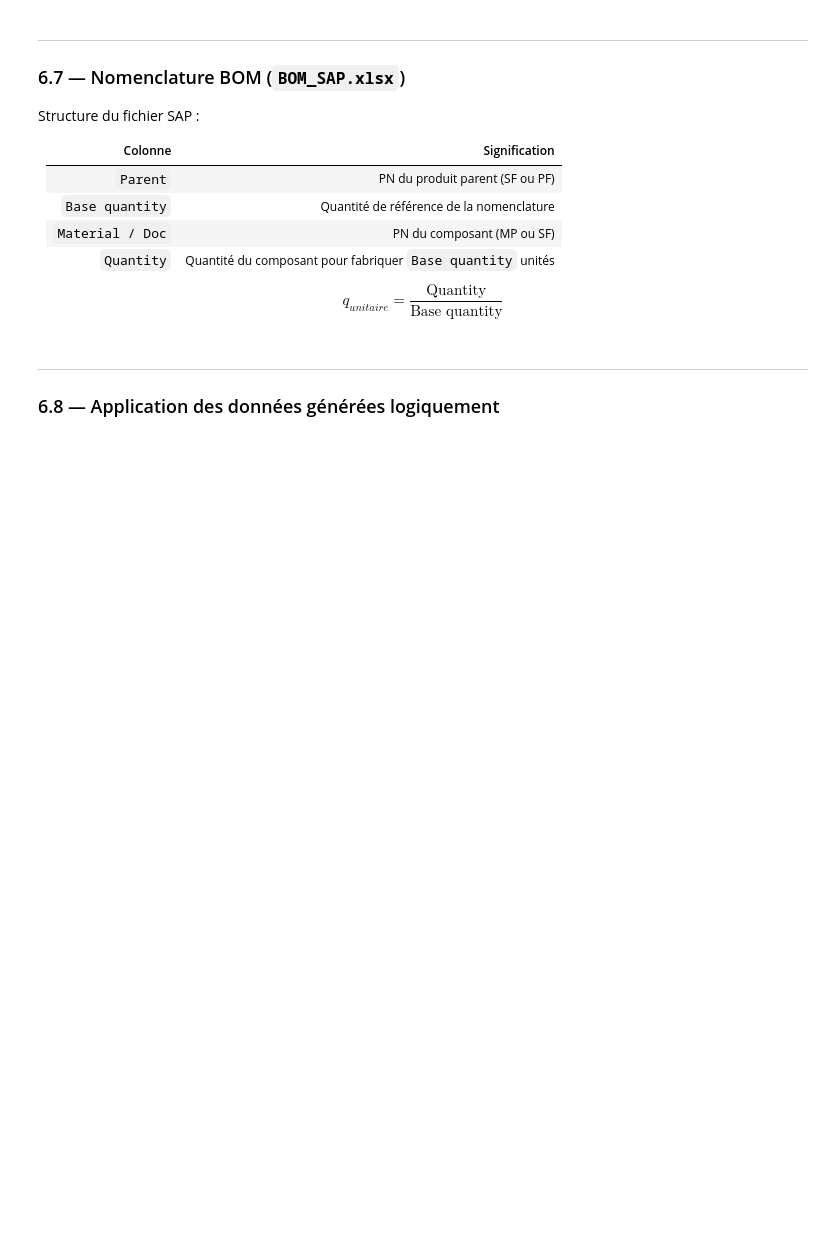
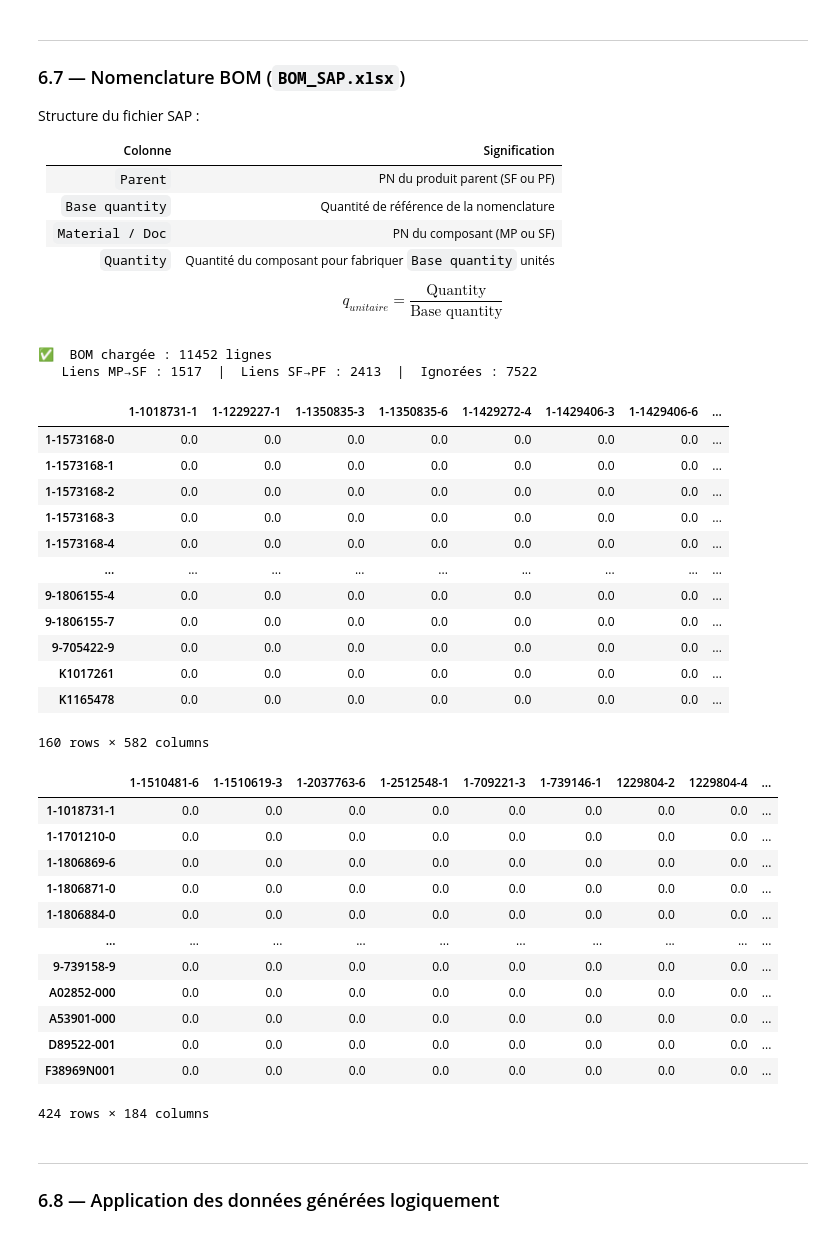
Before and after one commit to Younesmoussaoui/OPTIMISATION-STOCK, a Jupyter notebook: modelisation_stock_MILP_CLEAN.ipynb, the cells around one changed output. Drawn from its saved outputs; the diff is of its cells as text; code cells hidden in the pictures; blank space fills up the shorter version.

```diff
--- a/modelisation_stock_MILP_CLEAN.ipynb
+++ b/modelisation_stock_MILP_CLEAN.ipynb
@@ -653,7 +658,7 @@ print(f"   Périodes : {[noms_periodes[t] for t in T]}")
 
 Types SAP : `ZROH` = MP | `ZHLB` = SF | `ZFRT` = PF
 # %%
-df_stock = pd.read_excel(f("Stock.xlsx"), sheet_name="Stock_Actuel")
+df_stock = pd.read_excel(f("/content/sample_data/PN ,STOCK, PRIX EN STOCK,TYPE PN.XLSX"), sheet_name="Sheet1")
 df_stock.columns = df_stock.columns.str.strip()
 
 # Normalisation des PN (règle unique : strip + majuscules)
@@ -669,12 +674,12 @@ J = df_stock[df_stock["Material Type"] == "ZHLB"].index.tolist()
 L = df_stock[df_stock["Material Type"] == "ZFRT"].index.tolist()
 
 # Dictionnaires de référence (clés déjà normalisées)
-prix_MP       = df_stock.loc[I, "Prix Unitaire ($)"].astype(float).to_dict()
-stock_init_MP = df_stock.loc[I, "Stock Actuel (unités)"].astype(float).to_dict()
-prix_SF       = df_stock.loc[J, "Prix Unitaire ($)"].astype(float).to_dict()
-stock_init_SF = df_stock.loc[J, "Stock Actuel (unités)"].astype(float).to_dict()
-prix_PF       = df_stock.loc[L, "Prix Unitaire ($)"].astype(float).to_dict()
-stock_init_PF = df_stock.loc[L, "Stock Actuel (unités)"].astype(float).to_dict()
+prix_MP       = df_stock.loc[I, "Prix_Unitaire"].astype(float).to_dict()
+stock_init_MP = df_stock.loc[I, "Unrestricted Stock"].astype(float).to_dict()
+prix_SF       = df_stock.loc[J, "Prix_Unitaire"].astype(float).to_dict()
+stock_init_SF = df_stock.loc[J, "Unrestricted Stock"].astype(float).to_dict()
+prix_PF       = df_stock.loc[L, "Prix_Unitaire"].astype(float).to_dict()
+stock_init_PF = df_stock.loc[L, "Unrestricted Stock"].astype(float).to_dict()
 type_par_pn   = df_stock["Material Type"].to_dict()   # utilisé par la BOM
 
 # Valeur initiale du stock
@@ -721,7 +746,7 @@ print("=" * 62)
 
 Conversion jours → mois : $LT_{mois} = \max(1,\, \lceil LT_{jours}/30 \rceil)$.
 # %%
-df_lt = pd.read_excel(f("LEAD TIME FOURNISSEUR AVEC PN.xlsx"))
+df_lt = pd.read_excel(f("/content/sample_data/LEAD TIME FOURNISSEUR AVEC PN.xlsx"))
 df_lt.columns = df_lt.columns.str.strip()
 df_lt["PN"] = df_lt["PN"].apply(norm)
 
@@ -781,7 +825,7 @@ def semaine_vers_t(col):
     mois = max(1, min(12, mois))
     return {6: 1, 7: 2, 8: 3, 9: 4}.get(mois, None)
 
-df_dem = pd.read_excel(f("DEMAND ANALYSSIS.xlsx"))
+df_dem = pd.read_excel(f("/content/sample_data/DEMAND ANALYSSIS.xlsx"))
 df_dem.columns = [str(c).strip() for c in df_dem.columns]
 df_dem["MATERIAL"] = df_dem["MATERIAL"].apply(norm)
 df_dem = df_dem[df_dem["MATERIAL"].isin(L)].set_index("MATERIAL")
@@ -864,7 +929,7 @@ Structure du fichier SAP :
 
 $$q_{unitaire} = \frac{\text{Quantity}}{\text{Base quantity}}$$
 # %%
-df_bom = pd.read_excel(f("BOM_SAP.xlsx"))
+df_bom = pd.read_excel(f("/content/sample_data/ZBOM.XLSX"))
 df_bom.columns = df_bom.columns.str.strip()
 
 df_bom["Parent"]         = df_bom["Parent"].apply(norm)
@@ -883,33 +948,62 @@ for _, row in df_bom.iterrows():
     composant = row["Material / Doc"]
     qty       = float(row["qty_unitaire"])
 
     t_parent    = type_par_pn.get(parent,    "")
     t_composant = type_par_pn.get(composant, "")
 
     if t_composant == "ZROH" and t_parent == "ZHLB":   # MP → SF
         if composant in a_bom and parent in a_bom[composant]:
             a_bom[composant][parent] += qty;  n_a += 1
         else: n_ignore += 1
     elif t_composant == "ZHLB" and t_parent == "ZFRT":  # SF → PF
         if composant in b_bom and parent in b_bom[composant]:
             b_bom[composant][parent] += qty;  n_b += 1
         else: n_ignore += 1
     else:
         n_ignore += 1
 
 print(f"✅  BOM chargée : {len(df_bom)} lignes")
 print(f"   Liens MP→SF : {n_a}  |  Liens SF→PF : {n_b}  |  Ignorées : {n_ignore}")
 
 if J and I:
     display(pd.DataFrame(a_bom).T.fillna(0).loc[
         [i for i in I if any(a_bom[i][j]>0 for j in J)],
         [j for j in J if any(a_bom[i][j]>0 for i in I)]
     ])
 if J and L:
     display(pd.DataFrame(b_bom).T.fillna(0).loc[
         [j for j in J if any(b_bom[j][l]>0 for l in L)],
         [l for l in L if any(b_bom[j][l]>0 for j in J)]
     ])
+# %% [output]
+✅  BOM chargée : 11452 lignes
+   Liens MP→SF : 1517  |  Liens SF→PF : 2413  |  Ignorées : 7522
+|  | 1-1018731-1 | 1-1229227-1 | 1-1350835-3 | 1-1350835-6 | 1-1429272-4 | 1-1429406-3 | 1-1429406-6 | ... |
+| 1-1573168-0 | 0.0 | 0.0 | 0.0 | 0.0 | 0.0 | 0.0 | 0.0 | ... |
+| 1-1573168-1 | 0.0 | 0.0 | 0.0 | 0.0 | 0.0 | 0.0 | 0.0 | ... |
+| 1-1573168-2 | 0.0 | 0.0 | 0.0 | 0.0 | 0.0 | 0.0 | 0.0 | ... |
+| 1-1573168-3 | 0.0 | 0.0 | 0.0 | 0.0 | 0.0 | 0.0 | 0.0 | ... |
+| 1-1573168-4 | 0.0 | 0.0 | 0.0 | 0.0 | 0.0 | 0.0 | 0.0 | ... |
+| ... | ... | ... | ... | ... | ... | ... | ... | ... |
+| 9-1806155-4 | 0.0 | 0.0 | 0.0 | 0.0 | 0.0 | 0.0 | 0.0 | ... |
+| 9-1806155-7 | 0.0 | 0.0 | 0.0 | 0.0 | 0.0 | 0.0 | 0.0 | ... |
+| 9-705422-9 | 0.0 | 0.0 | 0.0 | 0.0 | 0.0 | 0.0 | 0.0 | ... |
+| K1017261 | 0.0 | 0.0 | 0.0 | 0.0 | 0.0 | 0.0 | 0.0 | ... |
+| K1165478 | 0.0 | 0.0 | 0.0 | 0.0 | 0.0 | 0.0 | 0.0 | ... |
+160 rows × 582 columns
+|  | 1-1510481-6 | 1-1510619-3 | 1-2037763-6 | 1-2512548-1 | 1-709221-3 | 1-739146-1 | 1229804-2 | 1229804-4 | ... |
+| 1-1018731-1 | 0.0 | 0.0 | 0.0 | 0.0 | 0.0 | 0.0 | 0.0 | 0.0 | ... |
+| 1-1701210-0 | 0.0 | 0.0 | 0.0 | 0.0 | 0.0 | 0.0 | 0.0 | 0.0 | ... |
+| 1-1806869-6 | 0.0 | 0.0 | 0.0 | 0.0 | 0.0 | 0.0 | 0.0 | 0.0 | ... |
+| 1-1806871-0 | 0.0 | 0.0 | 0.0 | 0.0 | 0.0 | 0.0 | 0.0 | 0.0 | ... |
+| 1-1806884-0 | 0.0 | 0.0 | 0.0 | 0.0 | 0.0 | 0.0 | 0.0 | 0.0 | ... |
+| ... | ... | ... | ... | ... | ... | ... | ... | ... | ... |
+| 9-739158-9 | 0.0 | 0.0 | 0.0 | 0.0 | 0.0 | 0.0 | 0.0 | 0.0 | ... |
+| A02852-000 | 0.0 | 0.0 | 0.0 | 0.0 | 0.0 | 0.0 | 0.0 | 0.0 | ... |
+| A53901-000 | 0.0 | 0.0 | 0.0 | 0.0 | 0.0 | 0.0 | 0.0 | 0.0 | ... |
+| D89522-001 | 0.0 | 0.0 | 0.0 | 0.0 | 0.0 | 0.0 | 0.0 | 0.0 | ... |
+| F38969N001 | 0.0 | 0.0 | 0.0 | 0.0 | 0.0 | 0.0 | 0.0 | 0.0 | ... |
+424 rows × 184 columns
 # %% [markdown]
 ---
 ### 6.8 — Application des données générées logiquement
```
Also changed, not shown: parts of 14 cells of this notebook.
